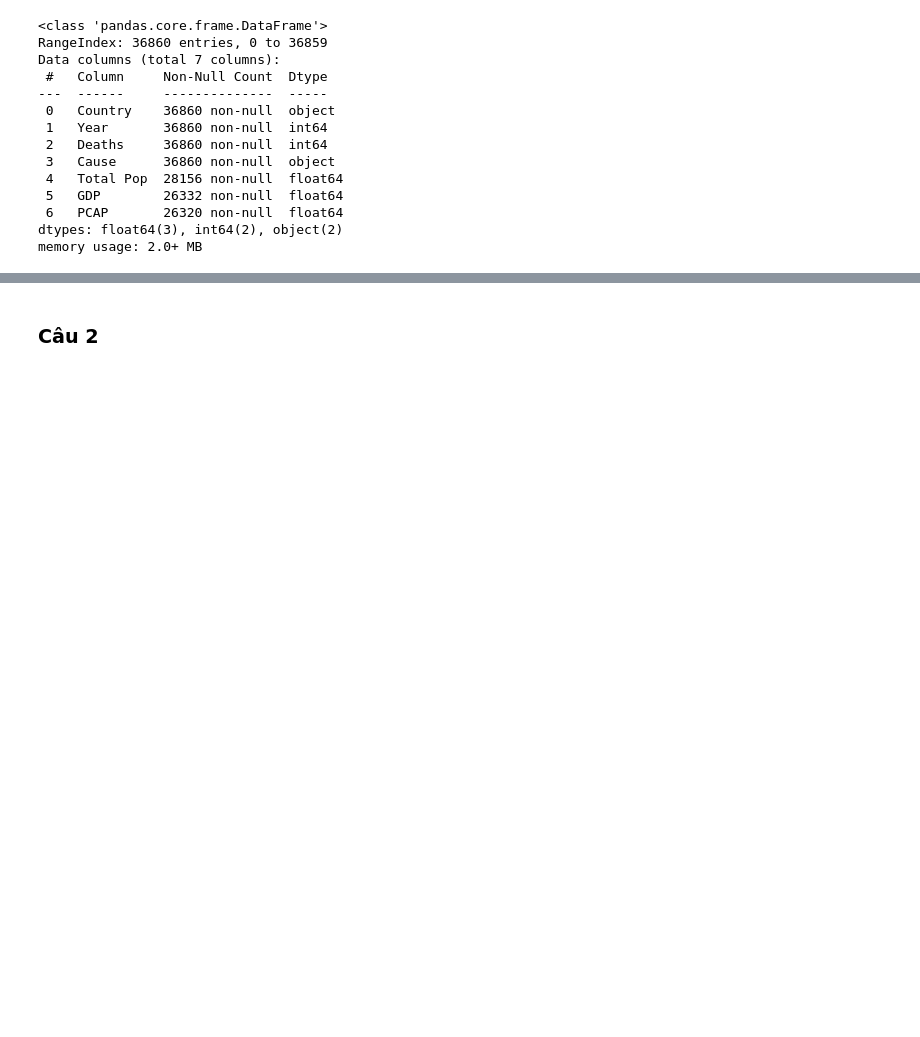
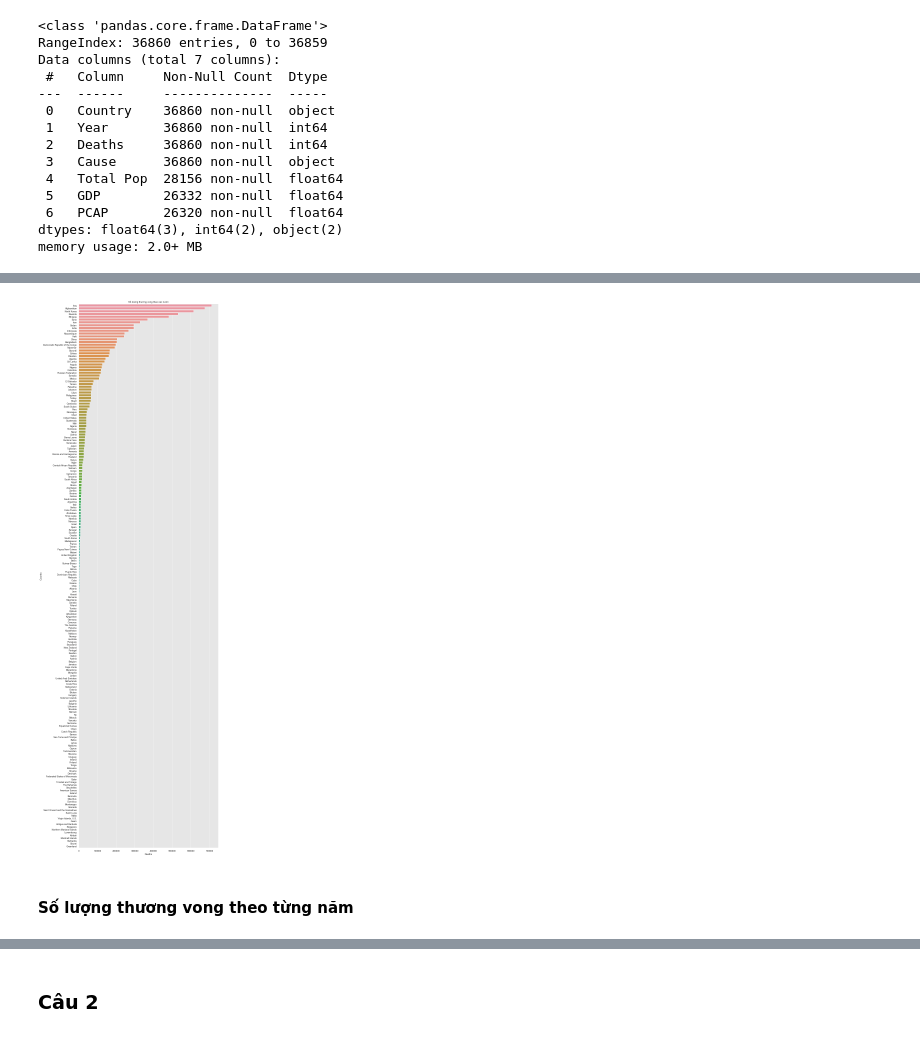
Before and after one commit to hcmus1712331/LTCKHDL-DACK, a Jupyter notebook: 1712331-NguyenThanhDat.ipynb, the cells around one changed output, grey strips where cells are left out. Drawn from its saved outputs; the diff is of its cells as text; code cells hidden in the pictures; blank space fills up the shorter version.

```diff
--- a/1712331-NguyenThanhDat.ipynb
+++ b/1712331-NguyenThanhDat.ipynb
@@ -147,0 +280,4 @@ memory usage: 2.0+ MB
+# %%
+df["GDP"] = df["GDP"].fillna(method='bfill')
+df["PCAP"] = df["PCAP"].fillna(method='bfill')
+df
@@ -147,0 +312,3 @@ memory usage: 2.0+ MB
+# %%
+df['Total Pop'] = df['Total Pop'].astype(int)
+df
@@ -147,0 +333,4 @@ memory usage: 2.0+ MB
+# %%
+df = df.reset_index(drop=True)
+
+df
@@ -147,0 +357,4 @@ memory usage: 2.0+ MB
+# %%
+grouped_deaths_by_country = df.groupby(['Country'])['Deaths'].sum().reset_index()
+grouped_deaths_by_country = grouped_deaths_by_country.sort_values(by=['Deaths', 'Country'], ascending=False).reset_index(drop=True)
+grouped_deaths_by_country
@@ -147,0 +375,21 @@ memory usage: 2.0+ MB
+# %%
+sns.set_style("darkgrid", {"axes.facecolor": ".9"})
+sns.set_context("paper")
+
+f, ax = plt.subplots(figsize=(10, 40))
+
+sns.set_palette("Set1", 8, .85)
+
+sns.barplot(
+    x="Deaths",
+    y="Country",
+    data=grouped_deaths_by_country,
+    label="Country").set(
+    title='Số lượng thương vong theo các nước'
+)
+
+sns.despine(left=True, bottom=True)
+# %% [output]
+[figure, added]
+# %% [markdown]
+#### Số lượng thương vong theo từng năm
```
Also changed, not shown: parts of 48 cells of this notebook.
